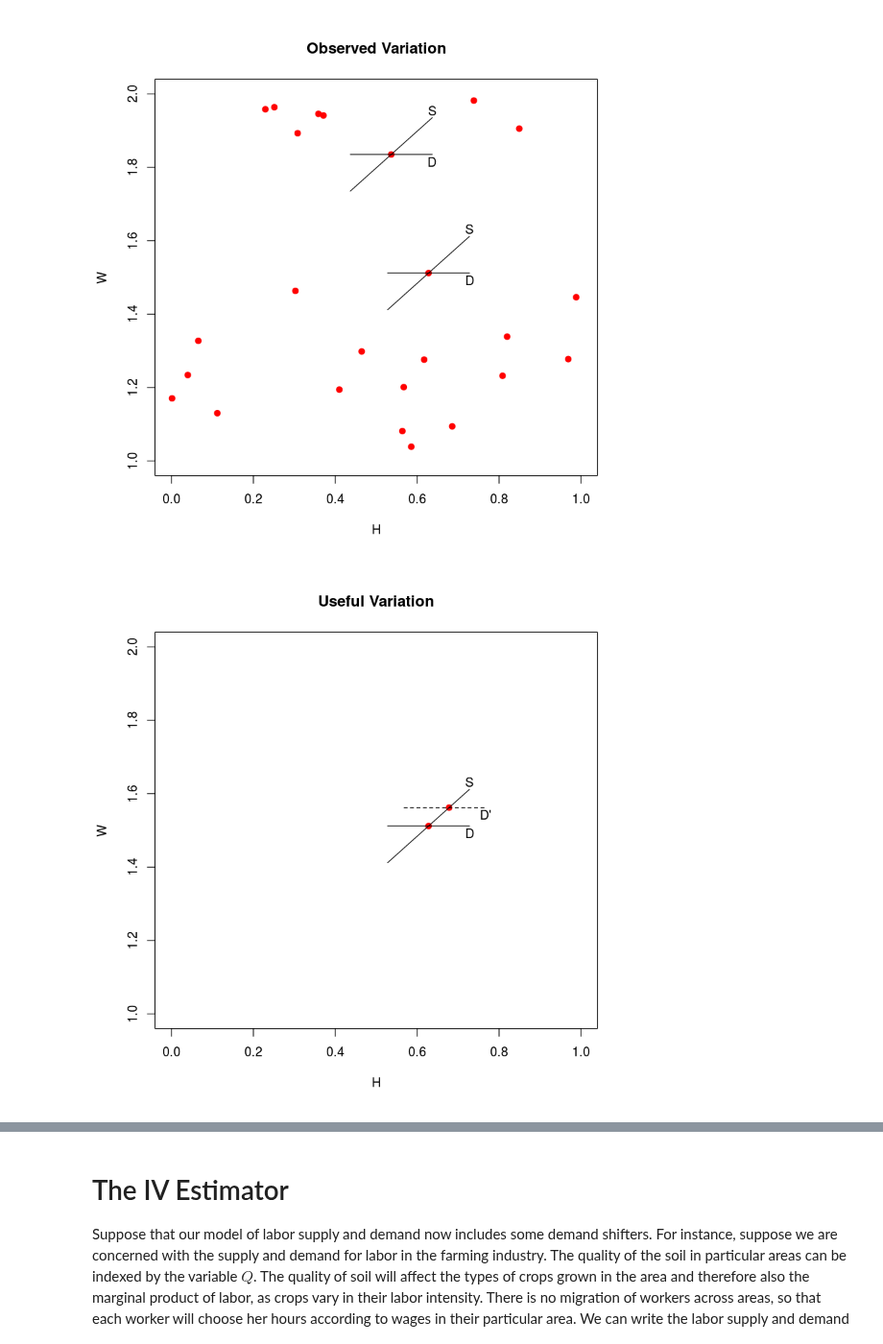
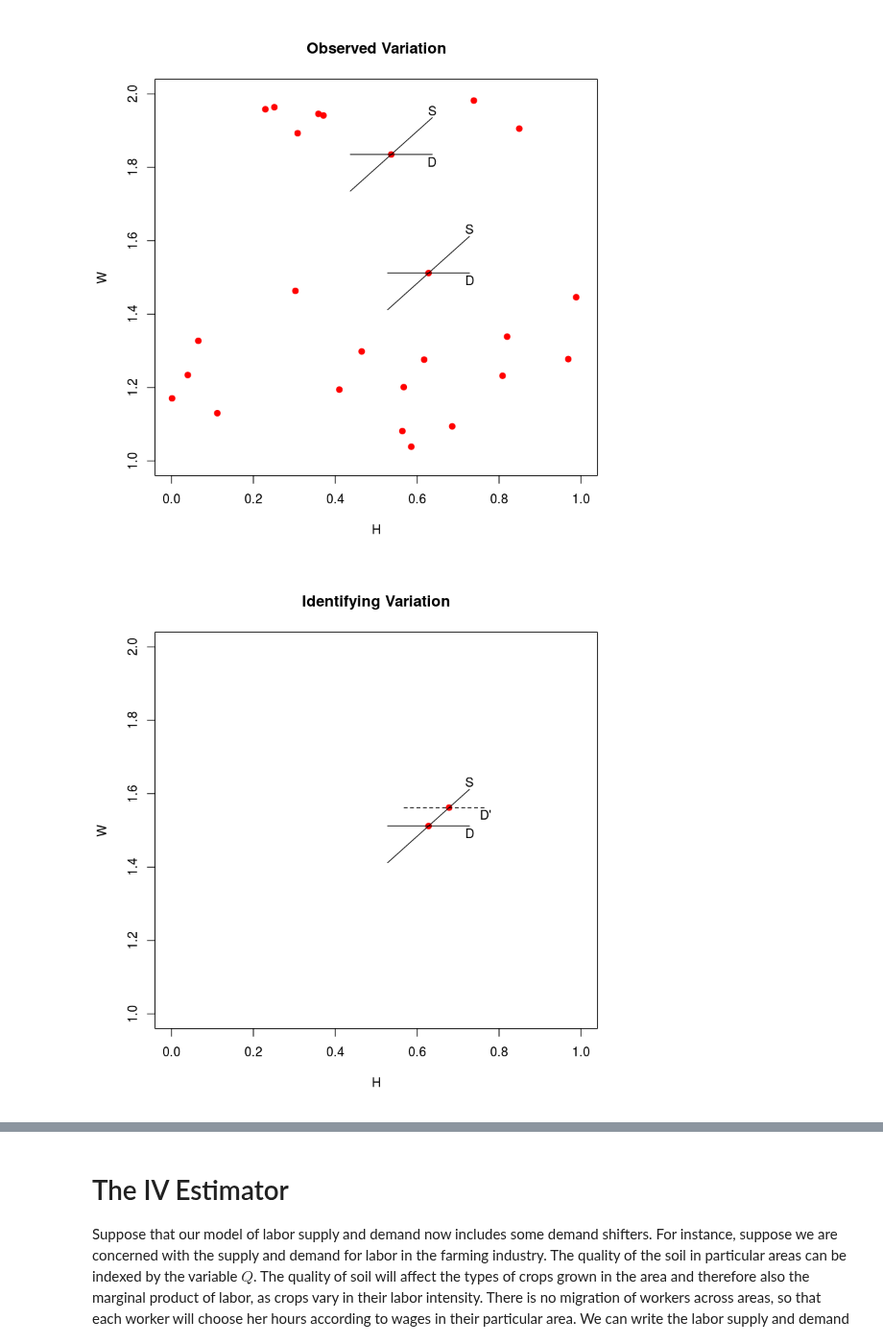
Before and after one commit to jtorcasso/teaching, a Jupyter notebook: econ210_fall2017/lectures/Lesson_10_IV_Estimator.ipynb, the cells around one changed output, grey strips where cells are left out. Shown at 96% size. Saved outputs shown, nothing was run; the diff lists cells and outputs as text; code cells hidden in the pictures.

```diff
--- a/econ210_fall2017/lectures/Lesson_10_IV_Estimator.ipynb
+++ b/econ210_fall2017/lectures/Lesson_10_IV_Estimator.ipynb
@@ -53,17 +53,17 @@ text(H[2] + 0.1, a0 + a1*(H[2] + 0.1) + U[2] + V[2] + 0.02, "S")
 # %%
 X = c(H[1], (W[1] + 0.05 - a0 - U[1] - V[1])/a1)
 Y = c(W[1], W[1] + 0.05)
 plot(X, Y, pch=21, bg='red', col='red', cex=1,
-    main="Useful Variation", xlim=c(0,1), ylim=c(1,2),
+    main="Identifying Variation", xlim=c(0,1), ylim=c(1,2),
     xlab="H", ylab="W")
 lines(x=x1, y=rep(W[1], 100))
 text(H[1] + 0.1, W[1] - 0.02, "D")
 lines(x=x1 + 0.04, rep(W[1] + 0.05, 100), lty='dashed')
 text(H[1] + 0.1 + 0.04, W[1] - 0.02 + 0.05, "D'")
 lines(x=x1, y=a0 + a1*x1 + U[1] + V[1])
 text(H[1] + 0.1, a0 + a1*(H[1] + 0.1) + U[1] + V[1] + 0.02, "S")
 # %% [output]
-[figure, old version]
+[figure, new version]
 # %% [markdown]
 In the bottom plot, the variation in the data is generated by the intersection between a single supply curve and two demand curves. Thus, the change in hours worked $H$ occurs holding $U$ and $V$, the other determinants of the supply curve, fixed. This is the *ceterus parabus* (all else constant) effect of wages on hours worked (more specifically, the reciprocal of this effect).
 
```
Also changed, not shown: parts of 3 cells of this notebook.
